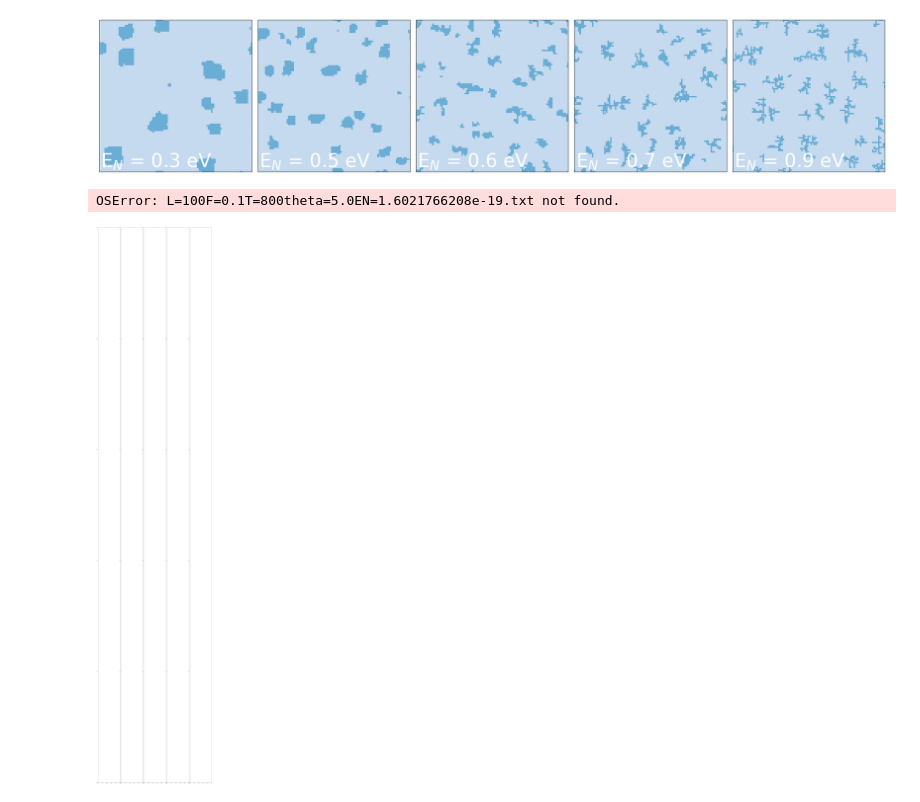
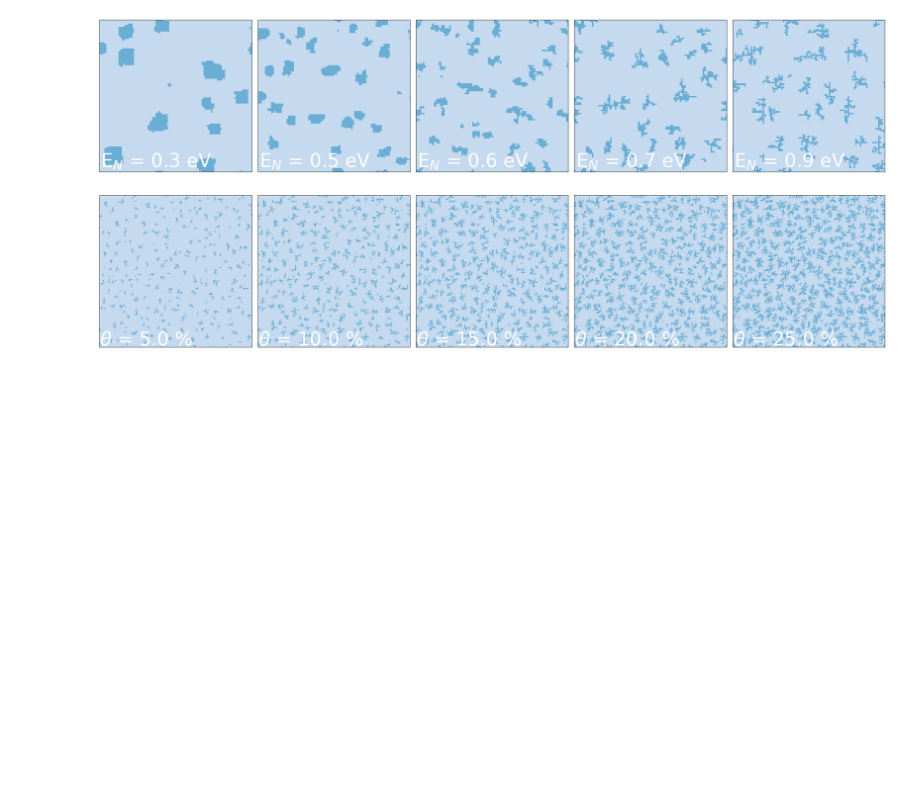
Before and after one commit to Titouan-Gadeyne/CMS-project, a Jupyter notebook: KMC Epitaxial Growth.ipynb, the cells around one changed output. Drawn from its saved outputs; the diff is of its cells as text; code cells hidden in the pictures; blank space fills up the shorter version.

```diff
--- a/KMC Epitaxial Growth.ipynb
+++ b/KMC Epitaxial Growth.ipynb
@@ -16,8 +16,8 @@ h  = cst.physical_constants['Planck constant'][0]
 "PARAMETRES"
 T  = 800       # Température (K)
 ES = 1.3 * eV  # Energie atome-substrat (eV)
-EN = 1.0 * eV  # Energie atome-voisin (eV)
-L  = 100       # Nombre d'atomes sur une ligne de la grille
+EN = 0.3 * eV  # Energie atome-voisin (eV)
+L  = 300       # Nombre d'atomes sur une ligne de la grille
 theta = 0.25    # Coverage
 
 "PROBABILITES"
@@ -35,4 +35,6 @@ p3 = np.exp(-3*EN/(kB*T))
 p4 = np.exp(-4*EN/(kB*T))
 P  = [p0, p1, p2, p3, p4]  # P[n] est la probabilité à utiliser pour n voisins
 print(P)
+
+th=3
 # %% [output]
@@ -297,36 +344,35 @@ plt.show()
 fig, ax = plt.subplots(1, 5, figsize=(30,150))
 fig.subplots_adjust(wspace=0.04)
 
 thetalist = [5.0, 10.0, 15.0, 20.0, 25.0]
 
-for i in range(0,len(Elist)):
+for i in range(0,len(thetalist)):
     E = thetalist[i]
     HH = np.loadtxt('L='+str(L)+'F='+str(F)+'T='+str(T)+'theta='+str(E)+'EN='+str(EN/eV)+'.txt')
     ax[i].imshow(HH, cmap='Blues', vmax=3, vmin=-1)
 
     ax[i].set_xlim(0,L-1)
     ax[i].set_ylim(0,L-1)
 
     ax[i].text(1, 3, r'$\theta$ = '+str(E)+' %',fontsize=40,color='white')
 
     ax[i].tick_params(
     axis='x',          # changes apply to the x-axis
     which='both',      # both major and minor ticks are affected
     bottom=False,      # ticks along the bottom edge are off
     top=False,         # ticks along the top edge are off
     labelbottom=False) # labels along the bottom edge are off
 
     ax[i].tick_params(
     axis='y',          # changes apply to the x-axis
     which='both',      # both major and minor ticks are affected
     left=False,      # ticks along the bottom edge are off
     right=False,         # ticks along the top edge are off
     labelleft=False) # labels along the bottom edge are off
 
 plt.show()
 # %% [output]
-OSError: L=100F=0.1T=800theta=5.0EN=1.6021766208e-19.txt not found.
-[figure, old version]
+[figure, new version]
 # %%
 "CONNECTED COMPONENT ANALYSIS"
 
```
Also changed, not shown: parts of 7 cells of this notebook, 1 other file.
